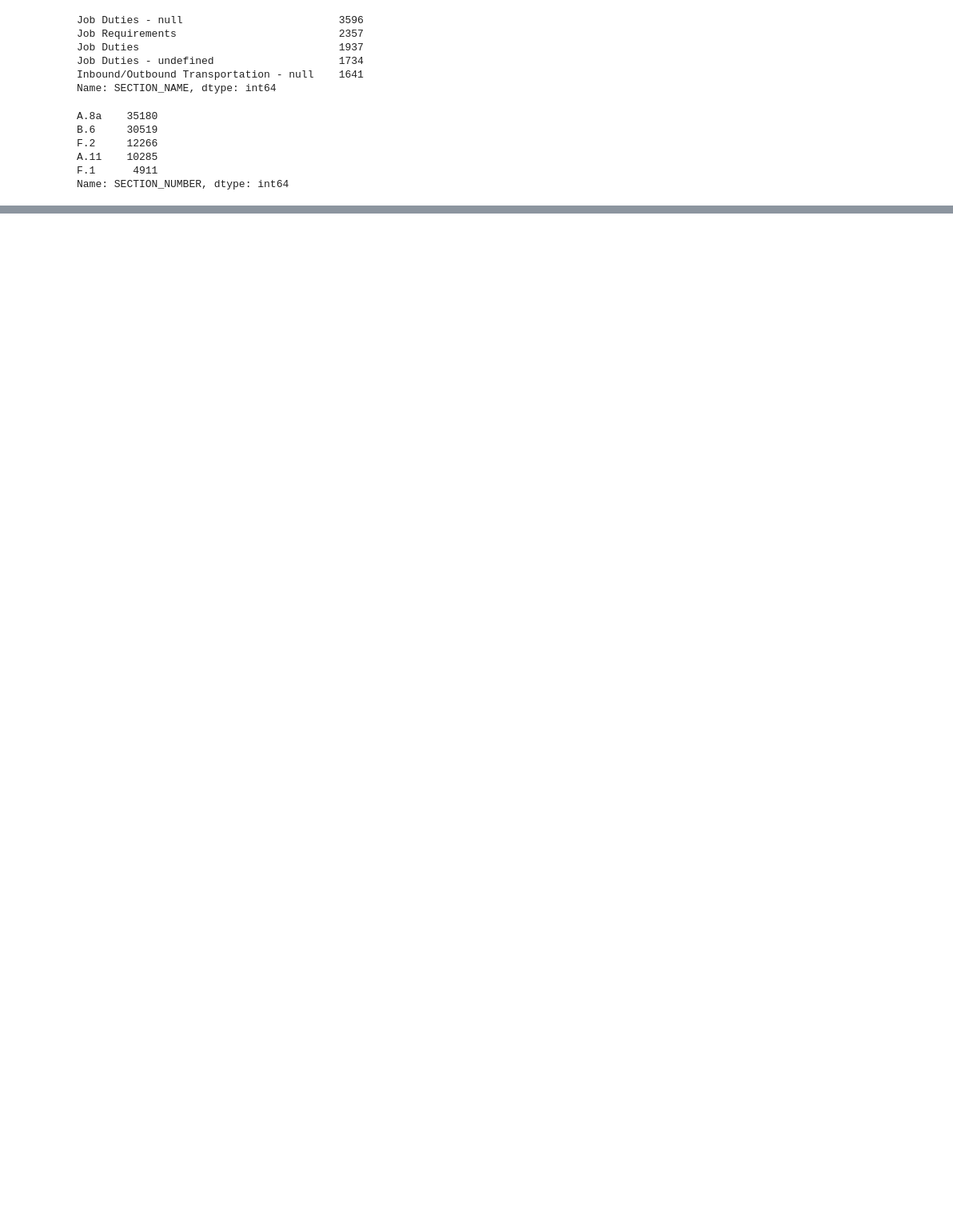
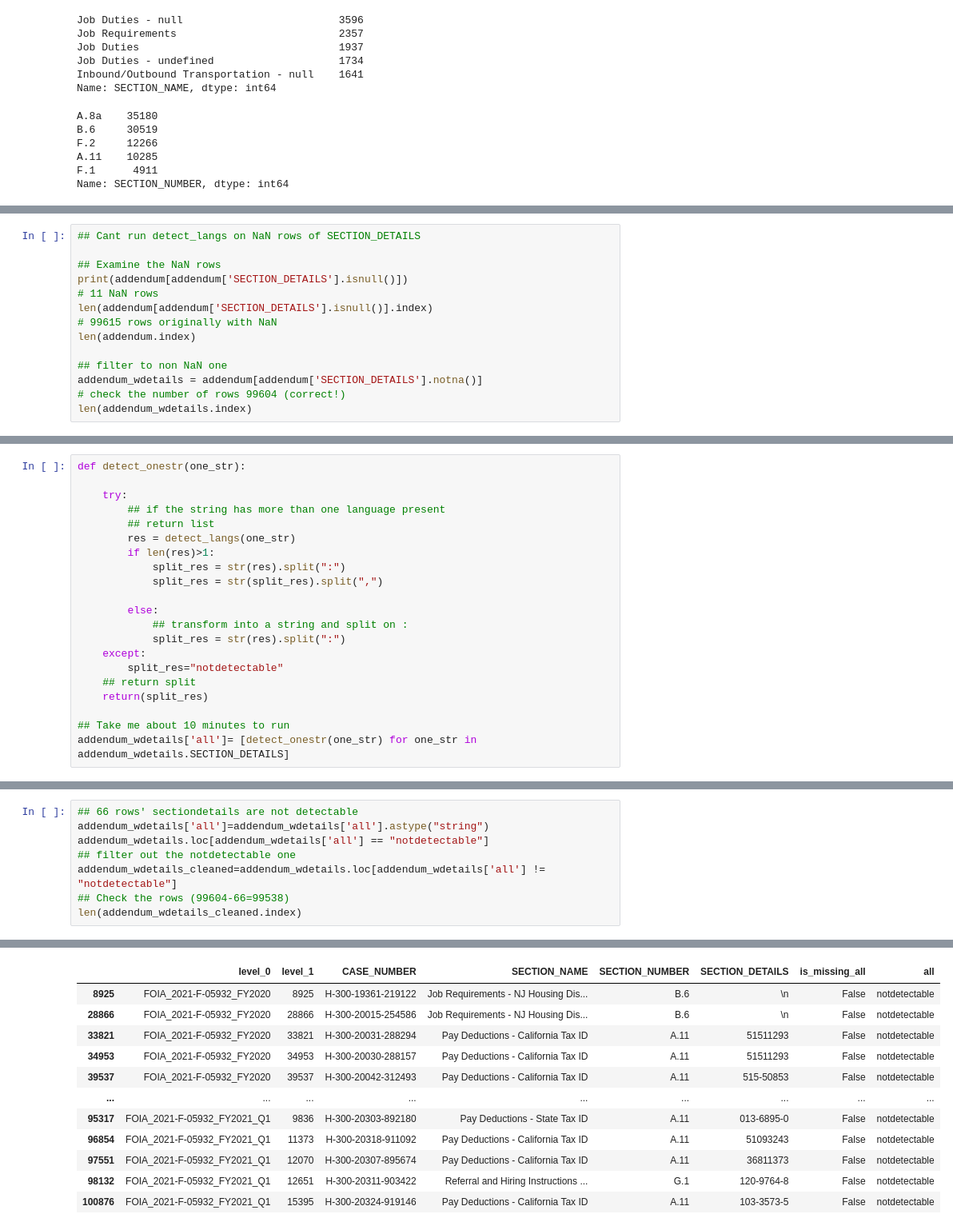
Before and after one commit to rebeccajohnson88/h2a_oversight, a Jupyter notebook: code/20a_combine_clean_addendums.ipynb, the cells around one changed output, grey strips where cells are left out. Shown at 80% size. Drawn from its saved outputs; the diff is of its cells as text; blank space fills up the shorter version.

Commit message:
more robust language detection

```diff
--- a/code/20a_combine_clean_addendums.ipynb
+++ b/code/20a_combine_clean_addendums.ipynb
@@ -163,0 +203,14 @@ examples
+# %%
+## Cant run detect_langs on NaN rows of SECTION_DETAILS
+
+## Examine the NaN rows
+print(addendum[addendum['SECTION_DETAILS'].isnull()])
+# 11 NaN rows
+len(addendum[addendum['SECTION_DETAILS'].isnull()].index)
+# 99615 rows originally with NaN
+len(addendum.index)
+
+## filter to non NaN one
+addendum_wdetails = addendum[addendum['SECTION_DETAILS'].notna()]
+# check the number of rows 99604 (correct!)
+len(addendum_wdetails.index)
@@ -163,0 +241,21 @@ examples
+# %%
+def detect_onestr(one_str):
+
+    try:
+        ## if the string has more than one language present
+        ## return list
+        res = detect_langs(one_str)
+        if len(res)>1:
+            split_res = str(res).split(":")
+            split_res = str(split_res).split(",")
+
+        else:
+            ## transform into a string and split on :
+            split_res = str(res).split(":")
+    except:
+        split_res="notdetectable"
+    ## return split
+    return(split_res)
+
+## Take me about 10 minutes to run
+addendum_wdetails['all']= [detect_onestr(one_str) for one_str in addendum_wdetails.SECTION_DETAILS]
@@ -163,0 +270,9 @@ examples
+# %%
+## 66 rows' sectiondetails are not detectable
+addendum_wdetails['all']=addendum_wdetails['all'].astype("string")
+addendum_wdetails.loc[addendum_wdetails['all'] == "notdetectable"]
+## filter out the notdetectable one
+addendum_wdetails_cleaned=addendum_wdetails.loc[addendum_wdetails['all'] != "notdetectable"]
+## Check the rows (99604-66=99538)
+len(addendum_wdetails_cleaned.index)
+# %% [output]
@@ -163,0 +284,12 @@ examples
+|  | level_0 | level_1 | CASE_NUMBER | SECTION_NAME | SECTION_NUMBER | SECTION_DETAILS | is_missing_all | all |
+| 8925 | FOIA_2021-F-05932_FY2020 | 8925 | H-300-19361-219122 | Job Requirements - NJ Housing Dis... | B.6 | \n | False | notdetectable |
+| 28866 | FOIA_2021-F-05932_FY2020 | 28866 | H-300-20015-254586 | Job Requirements - NJ Housing Dis... | B.6 | \n | False | notdetectable |
+| 33821 | FOIA_2021-F-05932_FY2020 | 33821 | H-300-20031-288294 | Pay Deductions - California Tax ID | A.11 | 51511293 | False | notdetectable |
+| 34953 | FOIA_2021-F-05932_FY2020 | 34953 | H-300-20030-288157 | Pay Deductions - California Tax ID | A.11 | 51511293 | False | notdetectable |
+| 39537 | FOIA_2021-F-05932_FY2020 | 39537 | H-300-20042-312493 | Pay Deductions - California Tax ID | A.11 | 515-50853 | False | notdetectable |
+| ... | ... | ... | ... | ... | ... | ... | ... | ... |
+| 95317 | FOIA_2021-F-05932_FY2021_Q1 | 9836 | H-300-20303-892180 | Pay Deductions - State Tax ID | A.11 | 013-6895-0 | False | notdetectable |
+| 96854 | FOIA_2021-F-05932_FY2021_Q1 | 11373 | H-300-20318-911092 | Pay Deductions - California Tax ID | A.11 | 51093243 | False | notdetectable |
+| 97551 | FOIA_2021-F-05932_FY2021_Q1 | 12070 | H-300-20307-895674 | Pay Deductions - California Tax ID | A.11 | 36811373 | False | notdetectable |
+| 98132 | FOIA_2021-F-05932_FY2021_Q1 | 12651 | H-300-20311-903422 | Referral and Hiring Instructions ... | G.1 | 120-9764-8 | False | notdetectable |
+| 100876 | FOIA_2021-F-05932_FY2021_Q1 | 15395 | H-300-20324-919146 | Pay Deductions - California Tax ID | A.11 | 103-3573-5 | False | notdetectable |
```
Also changed, not shown: parts of 15 cells of this notebook.
